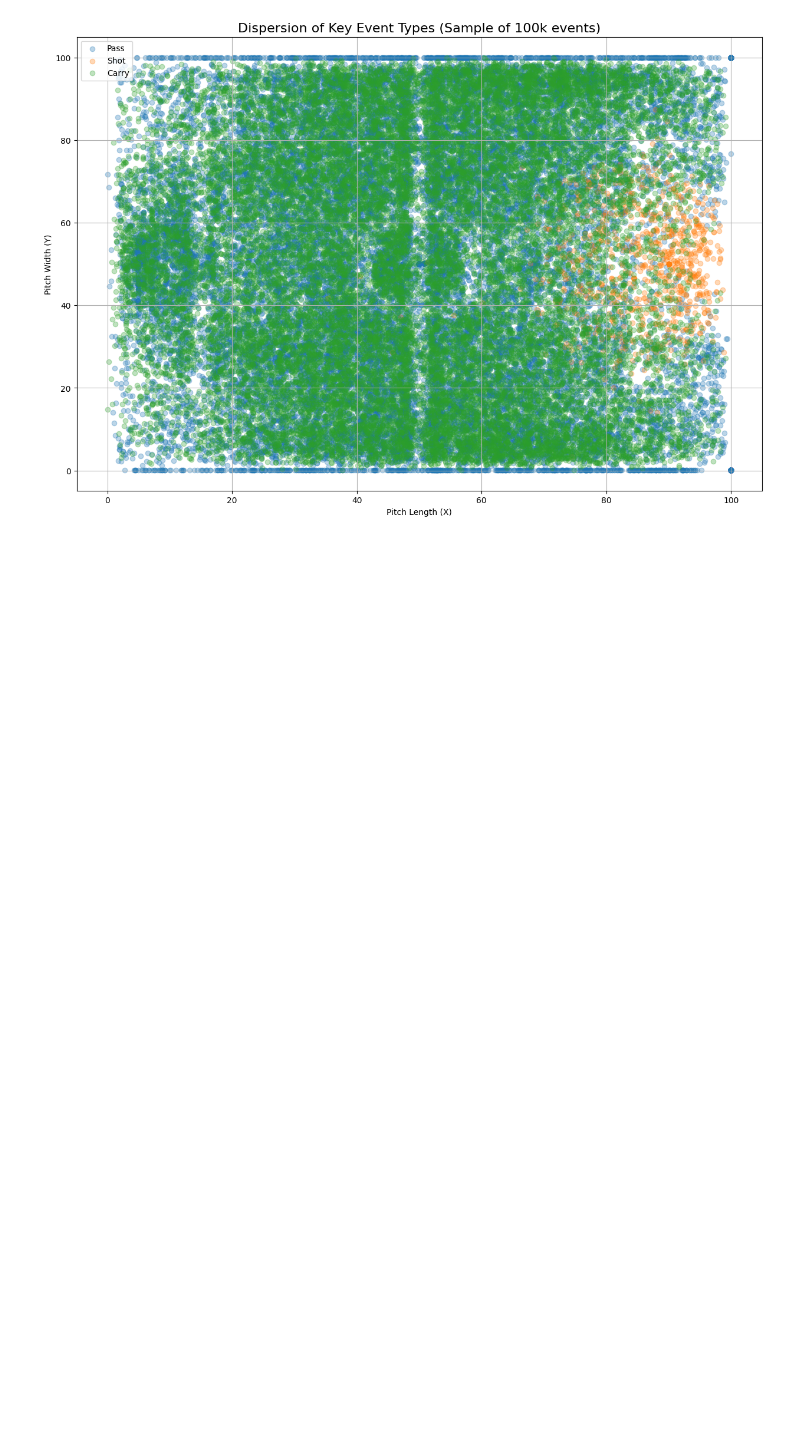
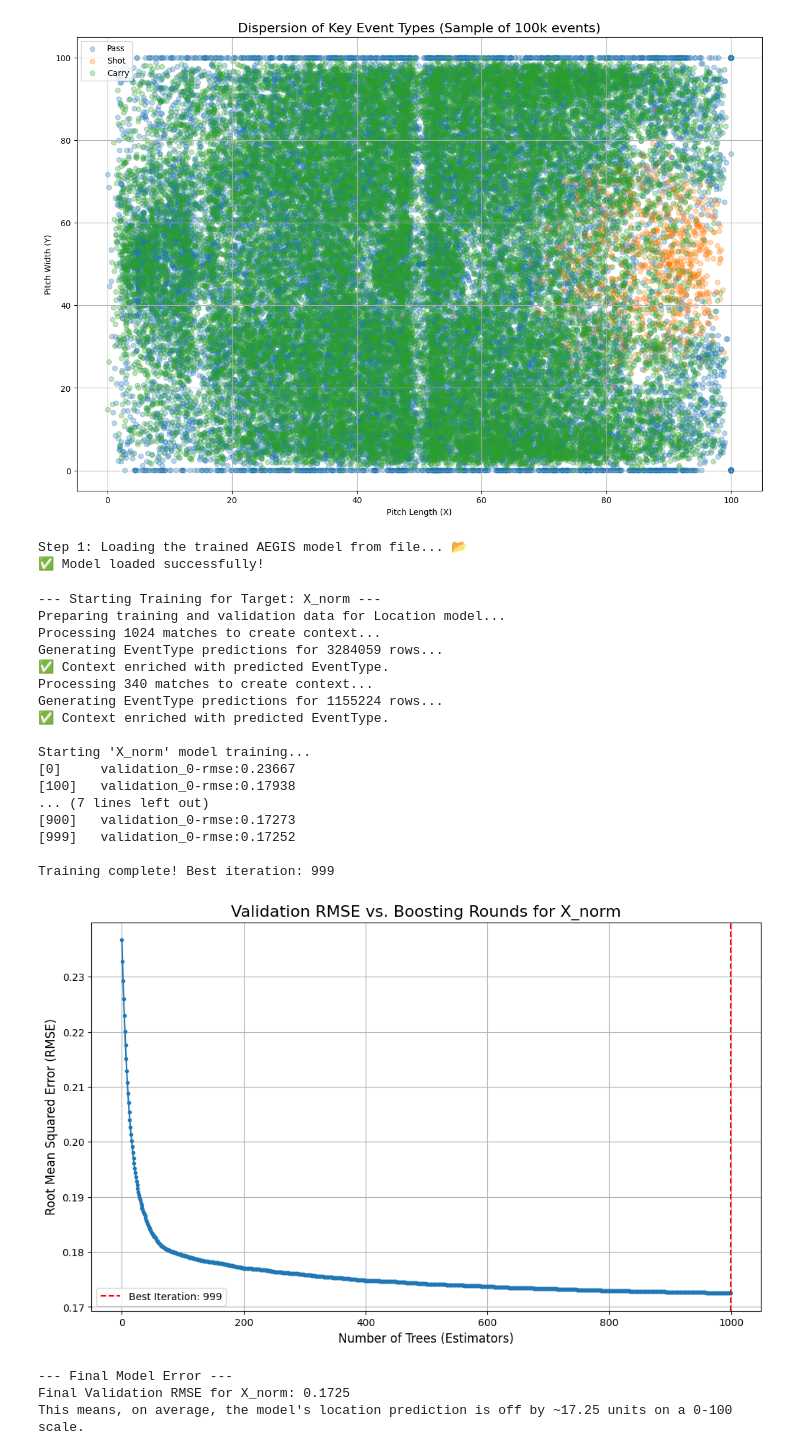
Before and after one commit to SLy-Precision/Player-Detection-and-Team-Performance-Prediction, a Jupyter notebook: 03_AEGIS.ipynb, the cells around one changed output. Cells and saved outputs as stored; diff of their text form; code cells hidden in the pictures; blank space fills up the shorter version.

```diff
--- a/03_AEGIS.ipynb
+++ b/03_AEGIS.ipynb
@@ -1211,0 +1281,18 @@ Generating scatter plots for key event types...
+# %%
+# Lets charge de EventTypeModel
+
+# --- Step 1: Load the Trained Model from the JSON File ---
+print("Step 1: Loading the trained AEGIS model from file... 📂")
+
+# Create a new, empty XGBoost model instance
+event_type_model = xgb.XGBClassifier()
+
+model_filename = path + 'event_type_model1.json'
+
+# Load the trained state into the empty model
+event_type_model.load_model(model_filename)
+
+print("✅ Model loaded successfully!")
+# %% [output]
+Step 1: Loading the trained AEGIS model from file... 📂
+✅ Model loaded successfully!
@@ -1211,0 +1346,27 @@ Generating scatter plots for key event types...
+# %%
+# Train
+
+# 1. Train the model for the X coordinate
+x_model = train_location_model(df, array_training, array_validation, event_type_model, target_col='X_norm')
+# %% [output]
+--- Starting Training for Target: X_norm ---
+Preparing training and validation data for Location model...
+Processing 1024 matches to create context...
+Generating EventType predictions for 3284059 rows...
+✅ Context enriched with predicted EventType.
+Processing 340 matches to create context...
+Generating EventType predictions for 1155224 rows...
+✅ Context enriched with predicted EventType.
+
+Starting 'X_norm' model training...
+[0]     validation_0-rmse:0.23667
+[100]   validation_0-rmse:0.17938
+... (7 lines left out)
+[900]   validation_0-rmse:0.17273
+[999]   validation_0-rmse:0.17252
+
+Training complete! Best iteration: 999
+[figure, added]
+--- Final Model Error ---
+Final Validation RMSE for X_norm: 0.1725
+This means, on average, the model's location prediction is off by ~17.25 units on a 0-100 scale.
```
Also changed, not shown: parts of 7 cells of this notebook.
